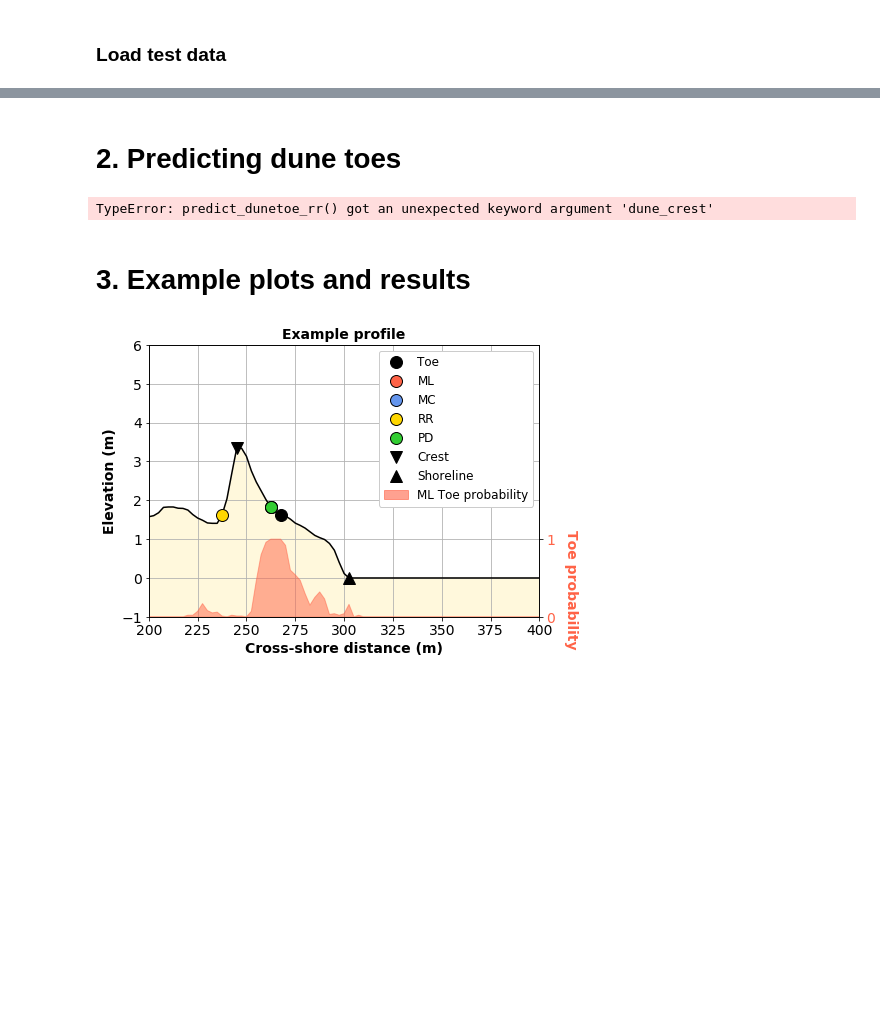
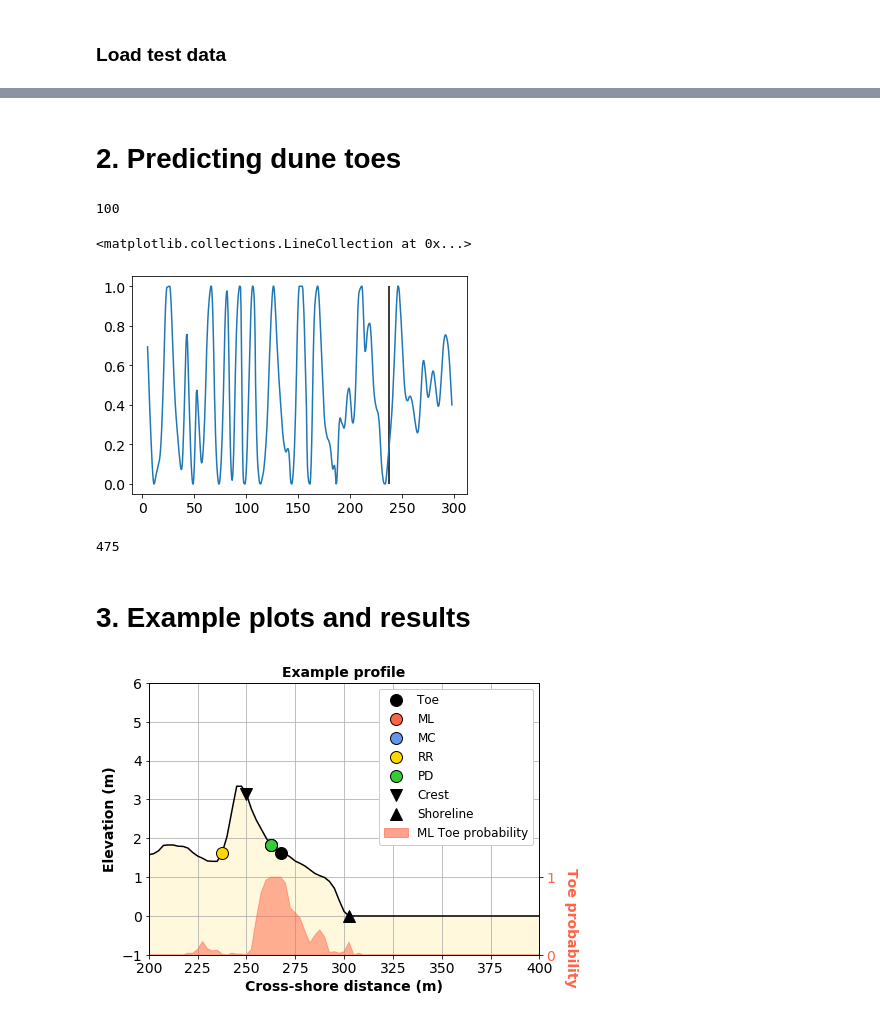
Before and after one commit to TomasBeuzen/pybeach, a Jupyter notebook: example/example.ipynb, the cells around one changed output, grey strips where cells are left out. Drawn from its saved outputs; the diff is of its cells as text; code cells hidden in the pictures; blank space fills up the shorter version.

```diff
--- a/example/example.ipynb
+++ b/example/example.ipynb
@@ -52,23 +54,37 @@ clf = cs.create_classifier(x, z, toe, window=40, min_buffer=40, max_buffer=200)
 # with open(path) as f:
 #     joblib.dump(clf, f, protocol=pickle.HIGHEST_PROTOCOL)
 # %% [markdown]
-# 2. Predicting dune toes
+# 2. Predicting dune toes <a name="2"></a>
 # %%
-# Instantiate Profile class
-p = Profile(x, z)
-# Make predictions of dune toe
-toe_ml, prob_ml = p.predict_dunetoe_ml('barrier_island_clf', dune_crest='rr', window_size=101, threshold=0.97)
-toe_mc = p.predict_dunetoe_mc(dune_crest='rr', window_size=101, threshold=0.97)
-toe_rr = p.predict_dunetoe_rr(dune_crest='rr', window_size=101, threshold=0.97)
-toe_pd = p.predict_dunetoe_pd(dune_crest='rr', window_size=101, threshold=0.97)
-# Predict dune crest
-crest = p.predict_dunecrest()
-# Predict shoreline
-shoreline = p.predict_shoreline()
+# # Instantiate Profile class
+# p = Profile(x, z)
+# # Make predictions of dune toe
+# toe_ml, prob_ml = p.predict_dunetoe_ml('barrier_island_clf', dune_crest='rr', window_size=101, threshold=0.97)
+# toe_mc = p.predict_dunetoe_mc(dune_crest='rr', window_size=101, threshold=0.97)
+toe_rr = p.predict_dunetoe_rr(dune_crest='rr')
+# toe_pd = p.predict_dunetoe_pd(dune_crest='rr', window_size=101, threshold=0.97)
+# # Predict dune crest
+crest = p.predict_dunecrest(method='rr')
+# # Predict shoreline
+# shoreline = p.predict_shoreline()
-# %% [output]
-TypeError: predict_dunetoe_rr() got an unexpected keyword argument 'dune_crest'
+# %%
+crest[n]
+# %% [output]
+100
+# %%
+zz = ds.relative_relief(p.z_interp[0], 21, 0)
+# %%
+plt.plot(p.x_interp, zz)
+plt.vlines(p.x_interp[475], 0, 1)
+# %% [output]
+<matplotlib.collections.LineCollection at 0x...>
+[figure, added]
+# %%
+np.where(zz[100:-1] < 0.2)[0][-1] + 100
+# %% [output]
+475
 # %% [markdown]
-# 3. Example plots and results
+# 3. Example plots and results <a name="3"></a>
 # %%
 # Plotting Paramaters
 params = {'legend.fontsize': 12,
@@ -114,7 +130,7 @@ axes2.tick_params(axis='y', labelcolor='tomato')
 axes2.yaxis.set_label_coords(1.1, 0.1)
 axes2.set_ylabel('Toe probability', color='tomato', rotation=270);
 # %% [output]
-[figure, old version]
+[figure, new version]
 # %%
 # Figure metadata
 fig, axes = plt.subplots(1, 1, figsize=(5, 5))
```
Also changed, not shown: parts of 5 cells of this notebook, 3 other files.
